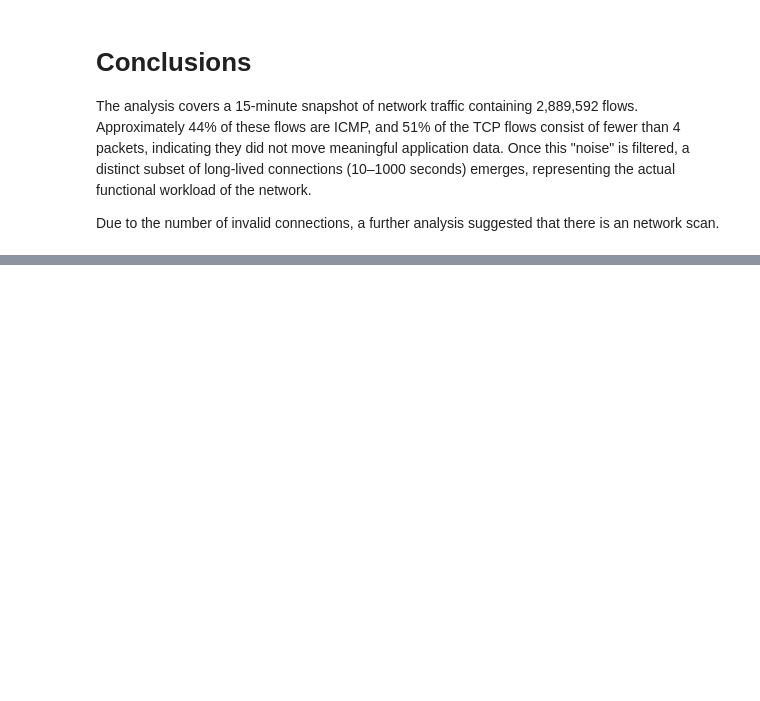
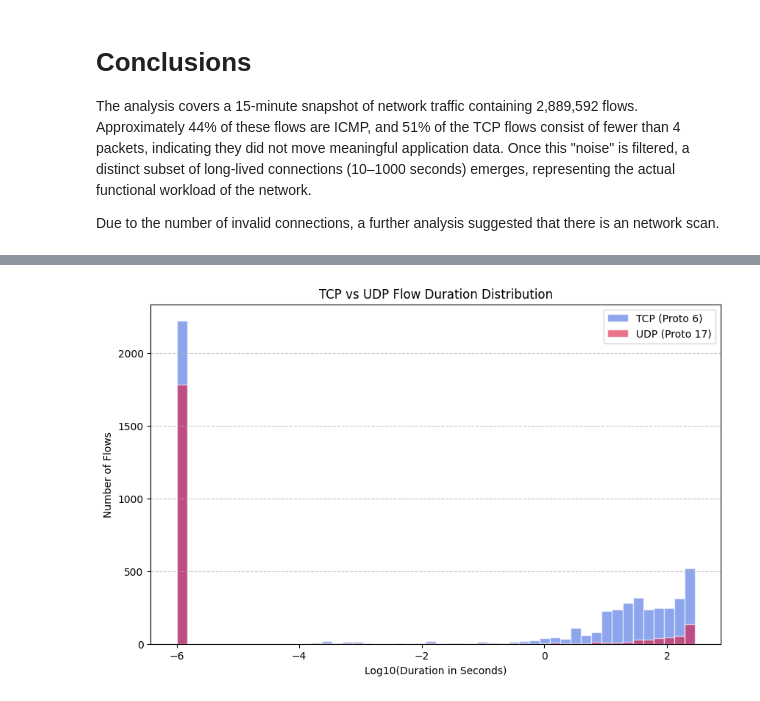
Before and after one commit to alarmfox/imdea-assignement, a Jupyter notebook: analysis.ipynb, the cells around one changed output, grey strips where cells are left out. Saved outputs shown, nothing was run; the diff lists cells and outputs as text; code cells hidden in the pictures; blank space fills up the shorter version.

```diff
--- a/analysis.ipynb
+++ b/analysis.ipynb
@@ -587,0 +594,29 @@ plt.show()
+# %%
+import pandas as pd
+import matplotlib.pyplot as plt
+import numpy as np
+
+df = pd.read_csv("dataset/p4_flow_durations.csv")
+df['duration_s'] = df['duration_us'] / 1_000_000
+
+# Separate data
+tcp_durations = df[df['protocol'] == 6]['duration_s']
+udp_durations = df[df['protocol'] == 17]['duration_s']
+
+plt.figure(figsize=(10, 6))
+
+# Plot both distributions
+plt.hist(np.log10(tcp_durations + 1e-6), bins=50, alpha=0.6,
+         label='TCP (Proto 6)', color='royalblue', edgecolor='white')
+plt.hist(np.log10(udp_durations + 1e-6), bins=50, alpha=0.6,
+         label='UDP (Proto 17)', color='crimson', edgecolor='white')
+
+plt.title('TCP vs UDP Flow Duration Distribution')
+plt.xlabel('Log10(Duration in Seconds)')
+plt.ylabel('Number of Flows')
+plt.legend()
+plt.grid(axis='y', linestyle='--', alpha=0.7)
+plt.savefig("figures/task2/flow-duration.pdf")
+plt.show()
+# %% [output]
+[figure, added]
```
Also changed, not shown: parts of 5 cells of this notebook, 5 other files.
